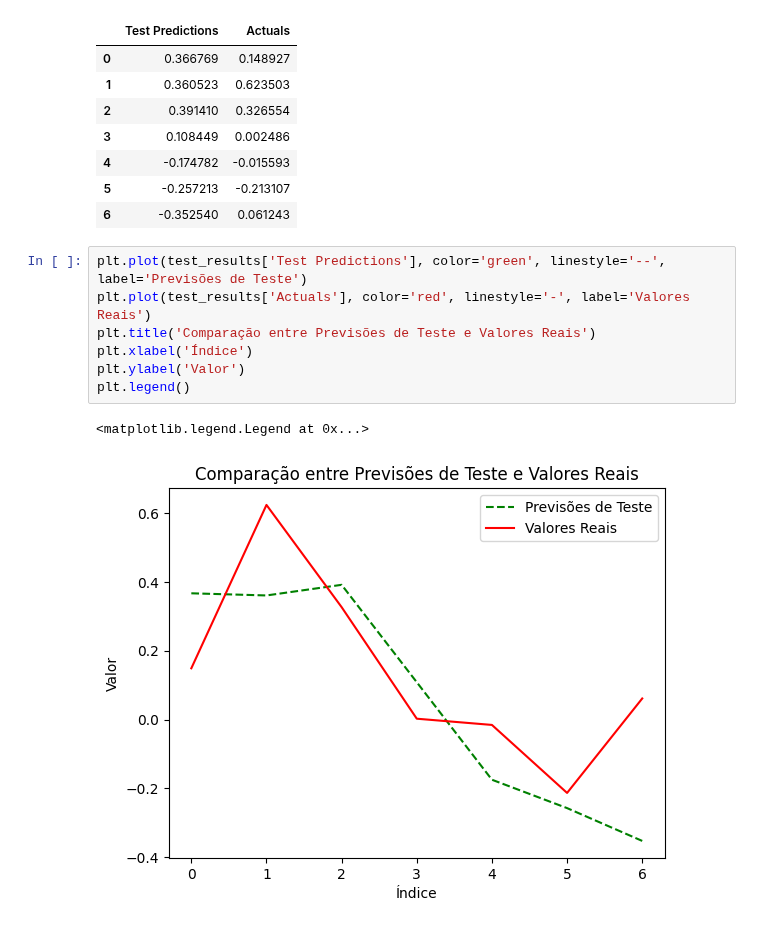
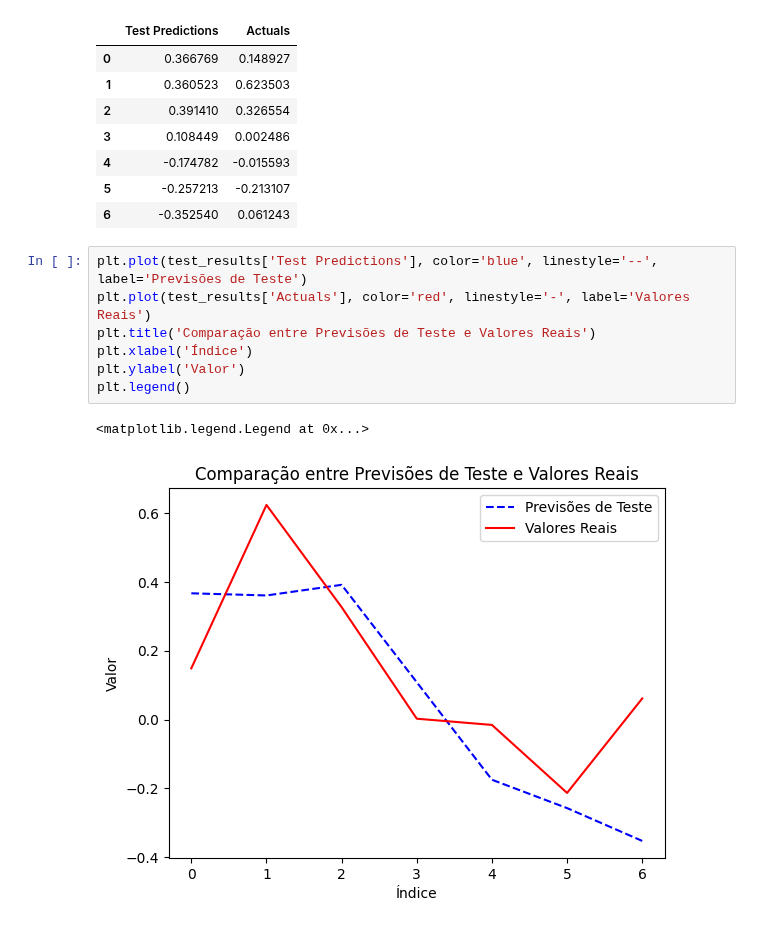
Before and after one commit to SendNugg3ts/CSC, a Jupyter notebook: ModeloNossoLSTM.ipynb, the cells around one changed output. Cells and saved outputs as stored; diff of their text form.

```diff
--- a/ModeloNossoLSTM.ipynb
+++ b/ModeloNossoLSTM.ipynb
@@ -242,12 +235,12 @@ test_results
 | 5 | -0.257213 | -0.213107 |
 | 6 | -0.352540 | 0.061243 |
 # %%
-plt.plot(test_results['Test Predictions'], color='green', linestyle='--', label='Previsões de Teste')
+plt.plot(test_results['Test Predictions'], color='blue', linestyle='--', label='Previsões de Teste')
 plt.plot(test_results['Actuals'], color='red', linestyle='-', label='Valores Reais')
 plt.title('Comparação entre Previsões de Teste e Valores Reais')
 plt.xlabel('Índice')
 plt.ylabel('Valor')
 plt.legend()
 # %% [output]
 <matplotlib.legend.Legend at 0x...>
-[figure, old version]
+[figure, new version]
```
Also changed, not shown: parts of 4 cells of this notebook, 1 other file.
